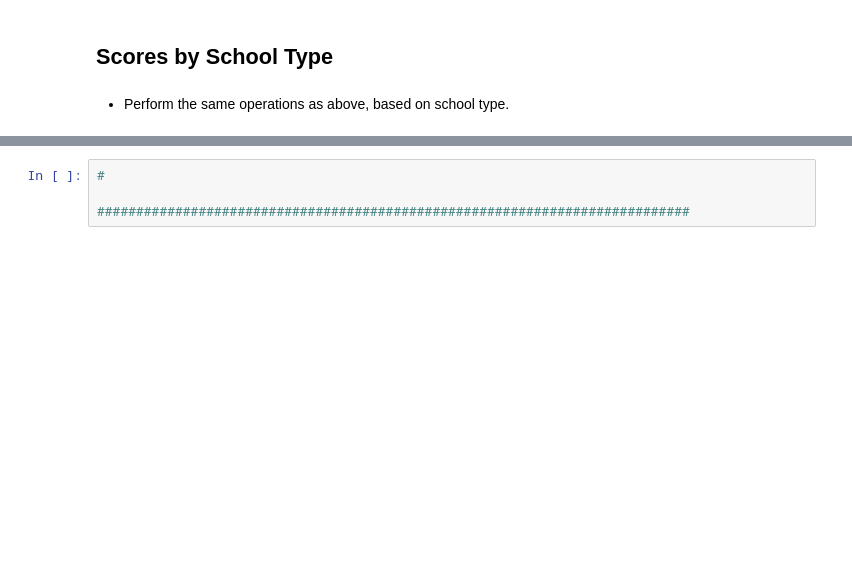
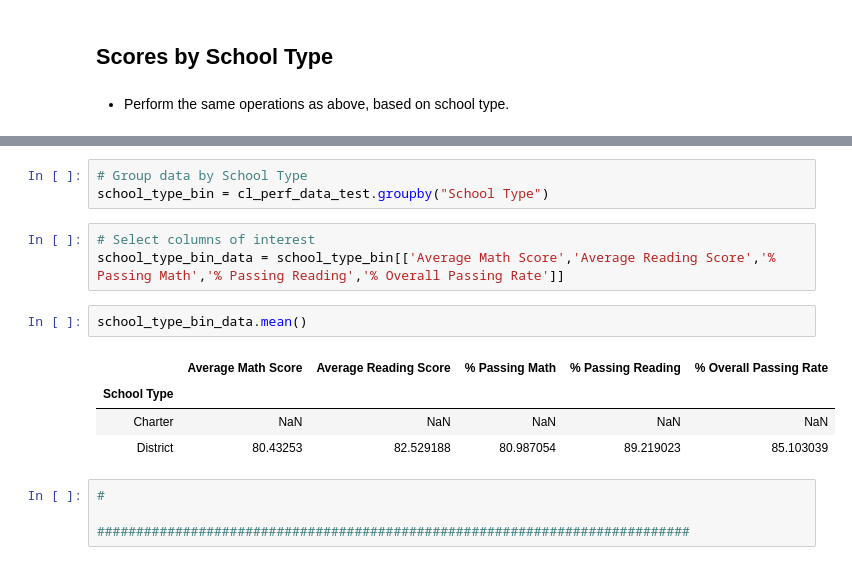
Before and after one commit to kirpatrick/pandas-challenge, a Jupyter notebook: PyCitySchools/PyCitySchools_starter.ipynb, the cells around one changed output, grey strips where cells are left out. Saved outputs shown, nothing was run; the diff lists cells and outputs as text; blank space fills up the shorter version.

```diff
--- a/PyCitySchools/PyCitySchools_starter.ipynb
+++ b/PyCitySchools/PyCitySchools_starter.ipynb
@@ -513,3 +520,16 @@ ValueError: bins must increase monotonically.
+# %%
+# Group data by School Type
+school_type_bin = cl_perf_data_test.groupby("School Type")
+# %%
+# Select columns of interest
+school_type_bin_data = school_type_bin[['Average Math Score','Average Reading Score','% Passing Math','% Passing Reading','% Overall Passing Rate']]
+# %%
+school_type_bin_data.mean()
+# %% [output]
+|  | Average Math Score | Average Reading Score | % Passing Math | % Passing Reading | % Overall Passing Rate |
+| School Type |  |  |  |  |  |
+| Charter | NaN | NaN | NaN | NaN | NaN |
+| District | 80.43253 | 82.529188 | 80.987054 | 89.219023 | 85.103039 |
 # %%
 #
 
```
Also changed, not shown: parts of 9 cells of this notebook.
